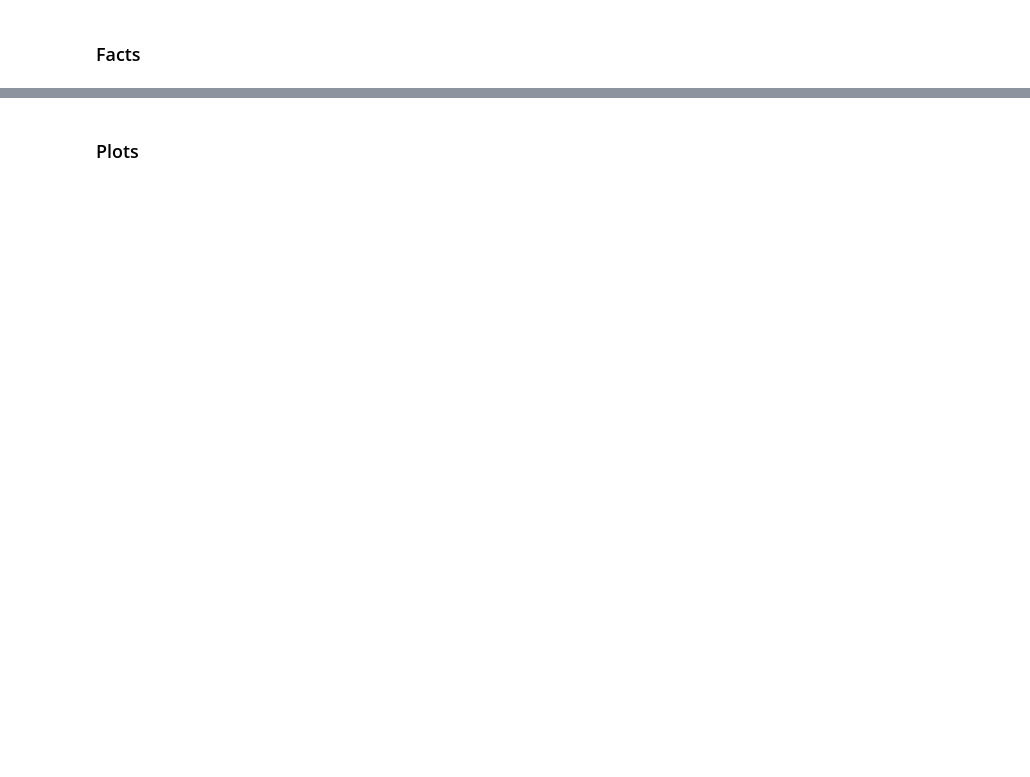
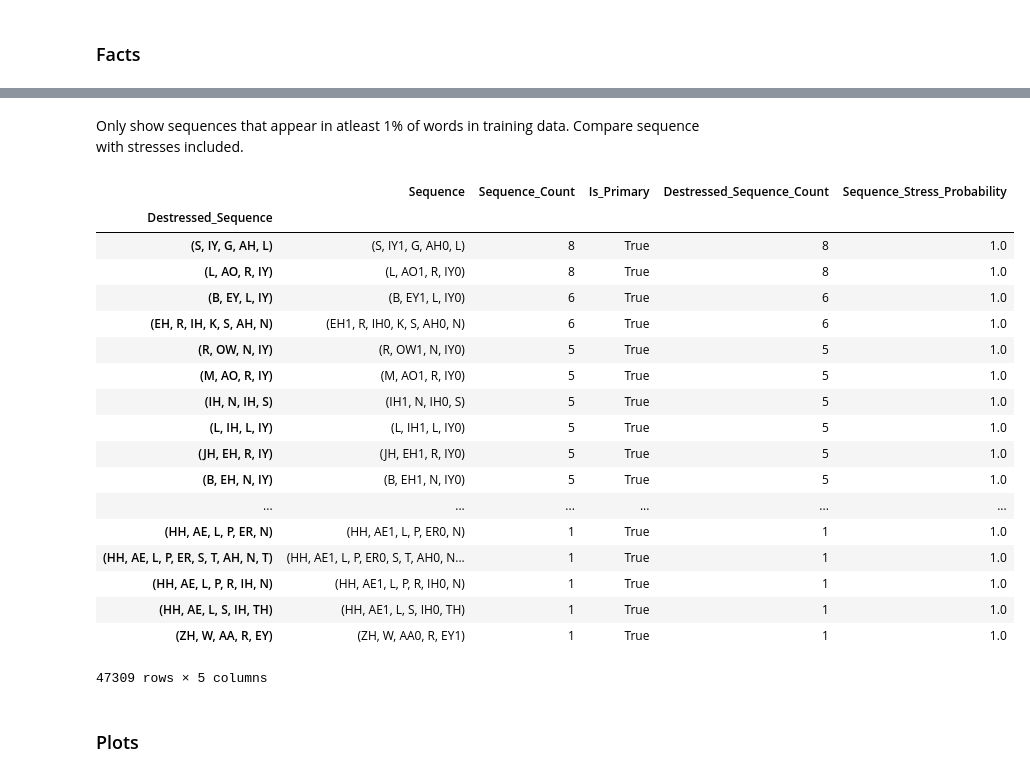
Before and after one commit to EvaLiu11/COMP9318_Proj, a Jupyter notebook: COMP9318_Project Exploration.ipynb, the cells around one changed output, grey strips where cells are left out. Cells and saved outputs as stored; diff of their text form; code cells hidden in the pictures; blank space fills up the shorter version.

```diff
--- a/COMP9318_Project Exploration.ipynb
+++ b/COMP9318_Project Exploration.ipynb
@@ -54,3 +142,27 @@ stressed_vowel_count = words.groupby('stressed_vowel')['word'].count().sort_valu
+# %% [markdown]
+Only show sequences that appear in atleast 1% of words in training data. Compare sequence with stresses included.
+# %%
+sequences_df.query('Is_Primary == True').sort_values(by='Sequence_Count',ascending=False)
+# %% [output]
+|  | Sequence | Sequence_Count | Is_Primary | Destressed_Sequence_Count | Sequence_Stress_Probability |
+| Destressed_Sequence |  |  |  |  |  |
+| (S, IY, G, AH, L) | (S, IY1, G, AH0, L) | 8 | True | 8 | 1.0 |
+| (L, AO, R, IY) | (L, AO1, R, IY0) | 8 | True | 8 | 1.0 |
+| (B, EY, L, IY) | (B, EY1, L, IY0) | 6 | True | 6 | 1.0 |
+| (EH, R, IH, K, S, AH, N) | (EH1, R, IH0, K, S, AH0, N) | 6 | True | 6 | 1.0 |
+| (R, OW, N, IY) | (R, OW1, N, IY0) | 5 | True | 5 | 1.0 |
+| (M, AO, R, IY) | (M, AO1, R, IY0) | 5 | True | 5 | 1.0 |
+| (IH, N, IH, S) | (IH1, N, IH0, S) | 5 | True | 5 | 1.0 |
+| (L, IH, L, IY) | (L, IH1, L, IY0) | 5 | True | 5 | 1.0 |
+| (JH, EH, R, IY) | (JH, EH1, R, IY0) | 5 | True | 5 | 1.0 |
+| (B, EH, N, IY) | (B, EH1, N, IY0) | 5 | True | 5 | 1.0 |
+| ... | ... | ... | ... | ... | ... |
+| (HH, AE, L, P, ER, N) | (HH, AE1, L, P, ER0, N) | 1 | True | 1 | 1.0 |
+| (HH, AE, L, P, ER, S, T, AH, N, T) | (HH, AE1, L, P, ER0, S, T, AH0, N... | 1 | True | 1 | 1.0 |
+| (HH, AE, L, P, R, IH, N) | (HH, AE1, L, P, R, IH0, N) | 1 | True | 1 | 1.0 |
+| (HH, AE, L, S, IH, TH) | (HH, AE1, L, S, IH0, TH) | 1 | True | 1 | 1.0 |
+| (ZH, W, AA, R, EY) | (ZH, W, AA0, R, EY1) | 1 | True | 1 | 1.0 |
+47309 rows × 5 columns
 # %% [markdown]
 ### Plots
 # %%
```
Also changed, not shown: parts of 16 cells of this notebook, 2 other files.
